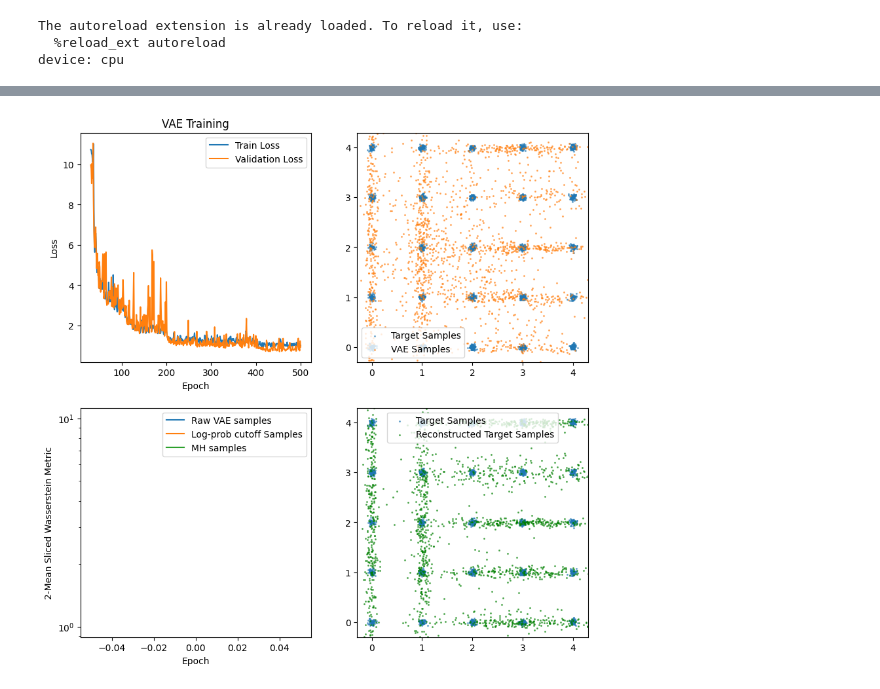
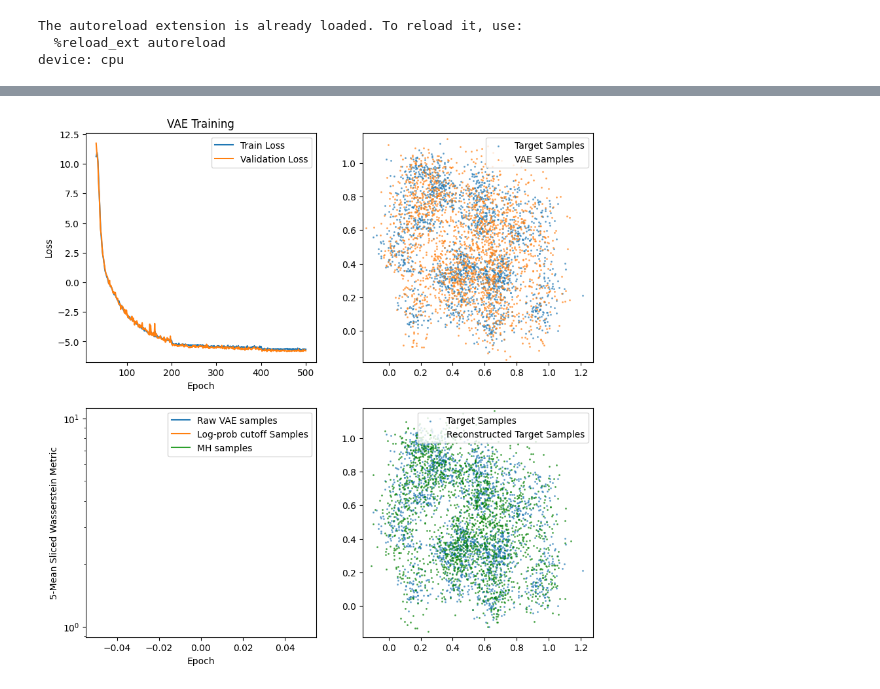
Before and after one commit to xapq/approximate-metropolis-hastings, a Jupyter notebook: NormalizingFlowsComparison.ipynb, the cells around one changed output, grey strips where cells are left out. Drawn from its saved outputs; the diff is of its cells as text; code cells hidden in the pictures.

```diff
--- a/NormalizingFlowsComparison.ipynb
+++ b/NormalizingFlowsComparison.ipynb
@@ -49,9 +49,9 @@ target = Funnel(dim=32, device=device, a=2)
 # Target 3
 mean_lim = np.array([0, 1])
 seed = 43
-n_components = 100
-D = 2
-variance_lim = (0.0001, 0.0005)
+n_components = 50
+D = 5
+variance_lim = (0.0005, 0.005)
 target = create_random_gaussian_mixture(dim=D, n_components=n_components, mean_lim=mean_lim, variance_lim=variance_lim, device=device, seed=seed)
 target_name = f'mog{n_components}_{D}d_vlim{variance_lim}_seed{seed}'
 target_friendly_name = f'{n_components}-Component MoG'
@@ -96,9 +96,9 @@ torch.cuda.empty_cache()
 x_train = target.sample((16_384,))
 # %%
 %%time
-flow = RNVP(num_blocks=20, dim=2, device=device)
+flow = RNVP(num_blocks=20, dim=D, device=device)
 print('Flow parameters:', count_parameters(flow))
-optimizer = torch.optim.SGD(flow.parameters(), lr=0.05, momentum=0.9)
+optimizer = torch.optim.SGD(flow.parameters(), lr=0.04, momentum=0.9)
 scheduler = torch.optim.lr_scheduler.StepLR(optimizer, gamma=0.2, step_size=200)
 flow_trainer = FlowTrainer(flow, target, optimizer=optimizer, scheduler=scheduler, batch_size=2048, device=device)
 flow_trainer.fit(x_train, n_epochs=500, plot_interval=10)
@@ -113,18 +113,18 @@ Wall time: 1min 24s
 # %%
 %%time
 
-hidden_dims = (5, 5, 5, 5, 5, 5, 6)
+hidden_dims = (12, 12, 12, 12, 12, 12, 12, 13, 14)
 vae = VAE(
-    data_dim=2,
+    data_dim=D,
     hidden_dims=hidden_dims,
-    latent_dim=10,
+    latent_dim=15,
     device=device
 )
 print('VAE parameters:', count_parameters(vae))
 optimizer = torch.optim.SGD(vae.parameters(), lr=0.05, momentum=0.9)
 scheduler = torch.optim.lr_scheduler.StepLR(optimizer, gamma=0.2, step_size=200)
 trainer = VAETrainer(vae, target, batch_size=2048, no_kl_penalty_epochs=30, kl_annealing_epochs=180, optimizer=optimizer, scheduler=scheduler, device=device)
 trainer.fit(x_train, n_epochs=500, plot_interval=10)
 # %% [output]
-[figure, old version]
+[figure, new version]
 Epoch 500
```
Also changed, not shown: parts of 8 cells of this notebook, 1 other file.
